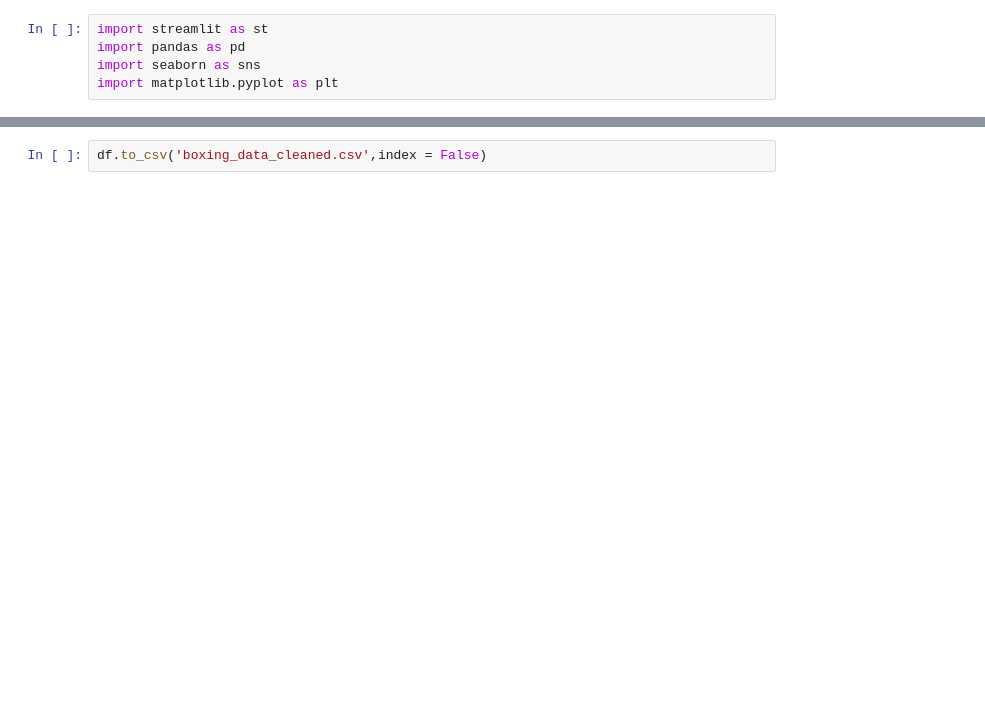
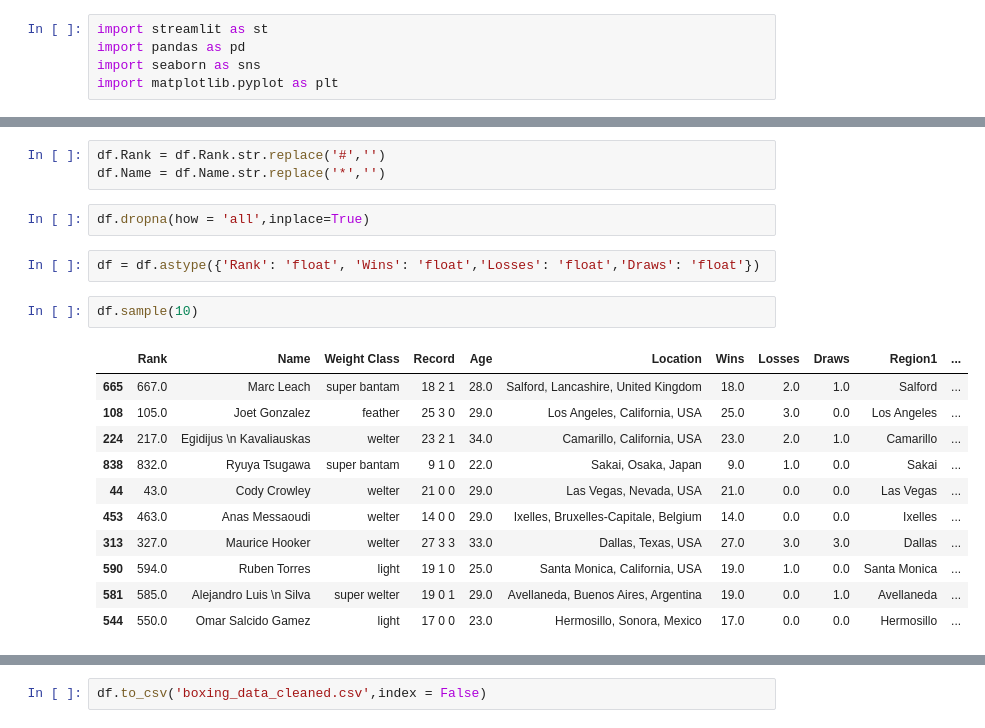
Before and after one commit to Thomas-Richardson/boxing_streamlit_dashboard, a Jupyter notebook: scribble.ipynb, the cells around one changed output, grey strips where cells are left out. Saved outputs shown, nothing was run; the diff lists cells and outputs as text; blank space fills up the shorter version.

```diff
--- a/scribble.ipynb
+++ b/scribble.ipynb
@@ -22,0 +36,21 @@ array([nan])
+# %%
+df.Rank = df.Rank.str.replace('#','')
+df.Name = df.Name.str.replace('*','')
+# %%
+df.dropna(how = 'all',inplace=True)
+# %%
+df = df.astype({'Rank': 'float', 'Wins': 'float','Losses': 'float','Draws': 'float'})
+# %%
+df.sample(10)
+# %% [output]
+|  | Rank | Name | Weight Class | Record | Age | Location | Wins | Losses | Draws | Region1 | ... |
+| 665 | 667.0 | Marc Leach | super bantam | 18 2 1 | 28.0 | Salford, Lancashire, United Kingdom | 18.0 | 2.0 | 1.0 | Salford | ... |
+| 108 | 105.0 | Joet Gonzalez | feather | 25 3 0 | 29.0 | Los Angeles, California, USA | 25.0 | 3.0 | 0.0 | Los Angeles | ... |
+| 224 | 217.0 | Egidijus \n Kavaliauskas | welter | 23 2 1 | 34.0 | Camarillo, California, USA | 23.0 | 2.0 | 1.0 | Camarillo | ... |
+| 838 | 832.0 | Ryuya Tsugawa | super bantam | 9 1 0 | 22.0 | Sakai, Osaka, Japan | 9.0 | 1.0 | 0.0 | Sakai | ... |
+| 44 | 43.0 | Cody Crowley | welter | 21 0 0 | 29.0 | Las Vegas, Nevada, USA | 21.0 | 0.0 | 0.0 | Las Vegas | ... |
+| 453 | 463.0 | Anas Messaoudi | welter | 14 0 0 | 29.0 | Ixelles, Bruxelles-Capitale, Belgium | 14.0 | 0.0 | 0.0 | Ixelles | ... |
+| 313 | 327.0 | Maurice Hooker | welter | 27 3 3 | 33.0 | Dallas, Texas, USA | 27.0 | 3.0 | 3.0 | Dallas | ... |
+| 590 | 594.0 | Ruben Torres | light | 19 1 0 | 25.0 | Santa Monica, California, USA | 19.0 | 1.0 | 0.0 | Santa Monica | ... |
+| 581 | 585.0 | Alejandro Luis \n Silva | super welter | 19 0 1 | 29.0 | Avellaneda, Buenos Aires, Argentina | 19.0 | 0.0 | 1.0 | Avellaneda | ... |
+| 544 | 550.0 | Omar Salcido Gamez | light | 17 0 0 | 23.0 | Hermosillo, Sonora, Mexico | 17.0 | 0.0 | 0.0 | Hermosillo | ... |
```
Also changed, not shown: parts of 7 cells of this notebook, 1 other file.
